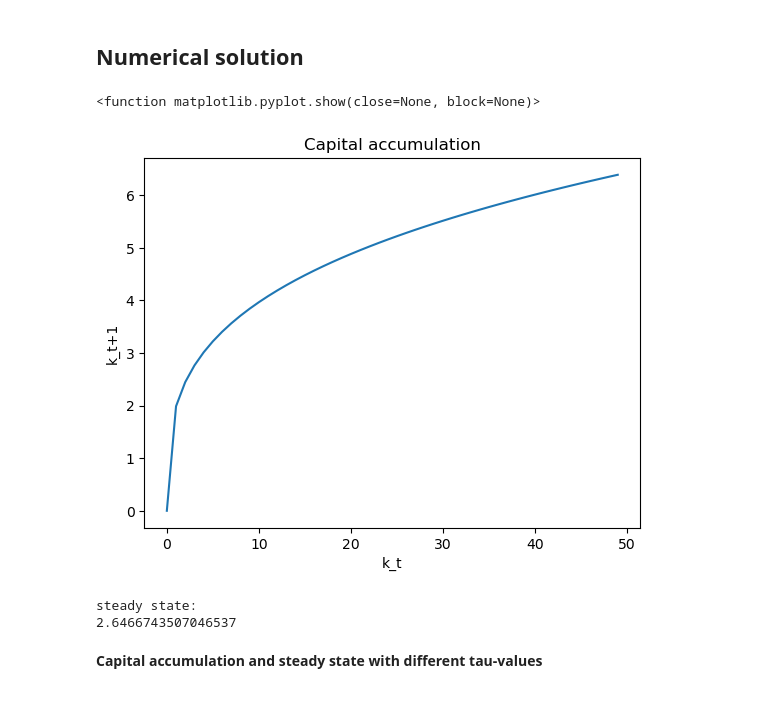
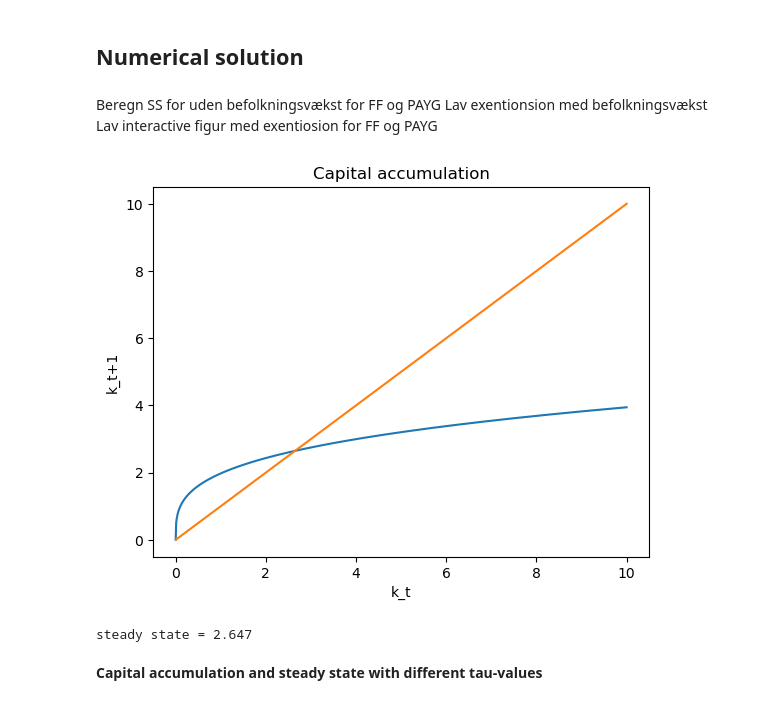
Before and after one commit to NumEconCopenhagen/projects-2023-joost-adam-og-frederik, a Jupyter notebook: modelproject/modelproject.ipynb, the cells around one changed output. Cells and saved outputs as stored; diff of their text form; code cells hidden in the pictures.

```diff
--- a/modelproject/modelproject.ipynb
+++ b/modelproject/modelproject.ipynb
@@ -210,6 +213,10 @@ Steady state:
 $\displaystyle k^{*} = \left(\frac{- \alpha \rho \tau + \alpha \rho - \alpha \tau + 2 \alpha + \rho \tau + \tau}{A \alpha \left(\alpha \tau - \alpha - \tau + 1\right)}\right)^{\frac{1}{\alpha - 1}}$
 # %% [markdown]
 ## Numerical solution
+# %% [markdown]
+Beregn SS for uden befolkningsvækst for FF og PAYG
+Lav exentionsion med befolkningsvækst
+Lav interactive figur med exentiosion for FF og PAYG
 # %%
 #Define parameters
 alpha = 0.3
@@ -218,7 +225,7 @@ tau = 0.2
 A = 10
 
 #we let $k_t$ be in [0,50]
-k_t = np.linspace(0,50)
+k_t = np.linspace(0,10, 1000)
 
 #We define capital accumulation and steady state
 k_t1 = ((1-alpha)*(1-tau)*alpha)/((2+rho)*alpha+(1+rho)*(1-alpha)*tau)*A*k_t**alpha
@@ -226,21 +233,19 @@ k_t1 = ((1-alpha)*(1-tau)*alpha)/((2+rho)*alpha+(1+rho)*(1-alpha)*tau)*A*k_t**al
 ss_k = ((-alpha*rho*tau+alpha*rho-alpha*tau+2*alpha+rho*tau+tau)/(A*alpha*(alpha*tau-alpha-tau+1)))**(1/(alpha-1))
 # %%
 #Create plot
-plt.plot(k_t1)
+plt.plot(k_t,k_t1)
+plt.plot(k_t,k_t)
 plt.title('Capital accumulation')
 plt.ylabel('k_t+1')
 plt.xlabel('k_t')
-plt.show
+plt.show()
 # %% [output]
-<function matplotlib.pyplot.show(close=None, block=None)>
-[figure, old version]
+[figure, new version]
 # %%
 #calulate steady state
-print('steady state:')
-print(ss_k)
+print(f'steady state = {ss_k:.3f}')
 # %% [output]
-steady state:
-2.6466743507046537
+steady state = 2.647
 # %% [markdown]
 **Capital accumulation and steady state with different tau-values**
 # %%
```
Also changed, not shown: parts of 4 cells of this notebook, 2 other files.
